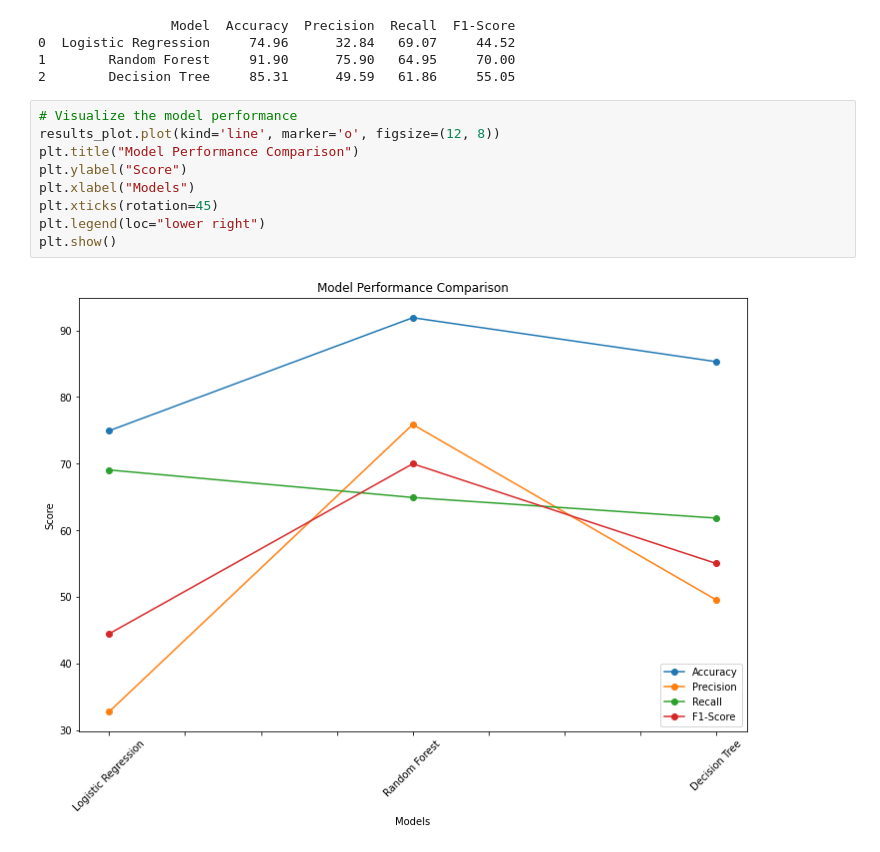
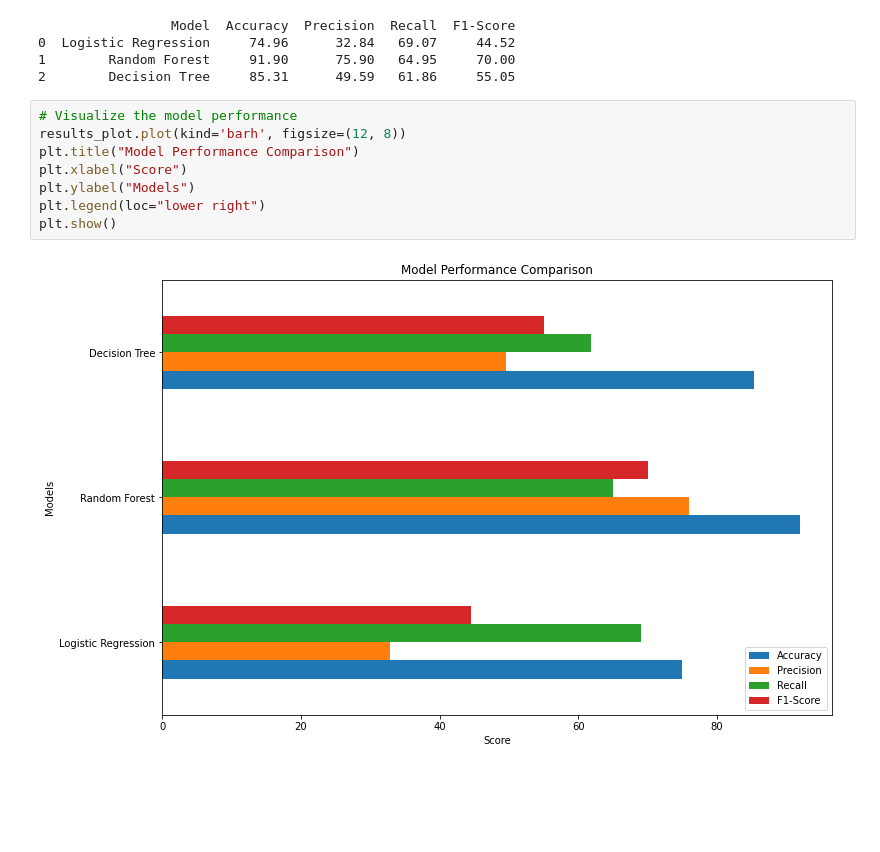
Before and after one commit to edgarowuor-tech/PHASE_THREE_CLASSIFICATION-MODEL-PROJECT, a Jupyter notebook: index.ipynb, the cells around one changed output. Cells and saved outputs as stored; diff of their text form; blank space fills up the shorter version.

```diff
--- a/index.ipynb
+++ b/index.ipynb
@@ -928,12 +928,11 @@ print(results_df)
 2        Decision Tree     85.31      49.59   61.86     55.05
 # %%
 # Visualize the model performance
-results_plot.plot(kind='line', marker='o', figsize=(12, 8))
+results_plot.plot(kind='barh', figsize=(12, 8))
 plt.title("Model Performance Comparison")
-plt.ylabel("Score")
-plt.xlabel("Models")
-plt.xticks(rotation=45)
+plt.xlabel("Score")
+plt.ylabel("Models")
 plt.legend(loc="lower right")
 plt.show()
 # %% [output]
-[figure, old version]
+[figure, new version]
```
Also changed, not shown: parts of 3 cells of this notebook.
